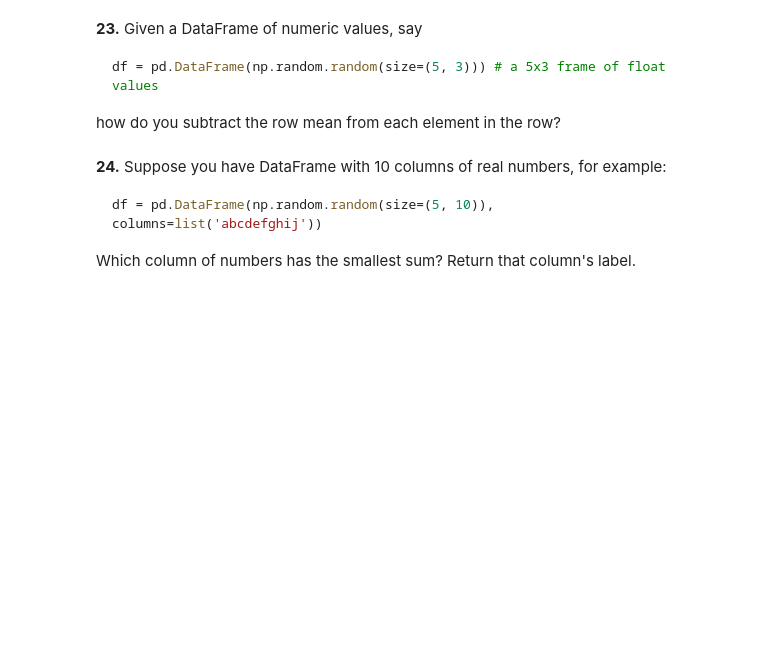
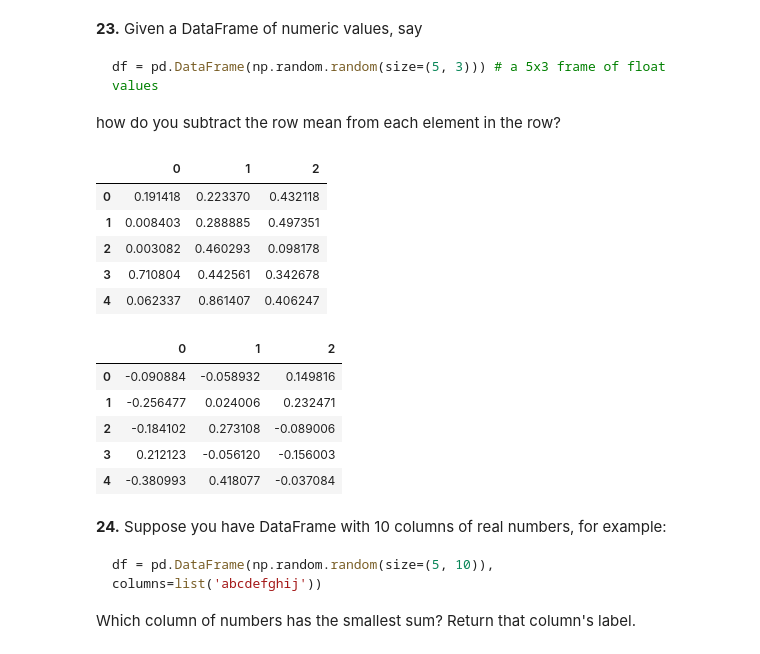
Before and after one commit to MarcellaHarr/100-pandas-puzzles, a Jupyter notebook: 100-pandas-puzzles.ipynb, the cells around one changed output. Drawn from its saved outputs; the diff is of its cells as text; code cells hidden in the pictures; blank space fills up the shorter version.

````diff
--- a/100-pandas-puzzles.ipynb
+++ b/100-pandas-puzzles.ipynb
@@ -396,6 +424,29 @@ df = pd.DataFrame(np.random.random(size=(5, 3))) # a 5x3 frame of float values
 ```
 
 how do you subtract the row mean from each element in the row?
+# %%
+# use np.mean(axis=1) b/c it calcs the mean horizontally on the (2D row) based of the param (axis=1)
+# also use np.sub(axis=0) b/c subtracts from the corresponding value vertically based on the (axis=0)
+
+# First, create a new dataframe object that randomizes
+df = pd.DataFrame(np.random.random(size=(5,3)))
+display(df)
+
+# Then calculate the mean of each row then substract row mean from each element
+display(df.sub(df.mean(axis=1), axis=0))
+# %% [output]
+|  | 0 | 1 | 2 |
+| 0 | 0.191418 | 0.223370 | 0.432118 |
+| 1 | 0.008403 | 0.288885 | 0.497351 |
+| 2 | 0.003082 | 0.460293 | 0.098178 |
+| 3 | 0.710804 | 0.442561 | 0.342678 |
+| 4 | 0.062337 | 0.861407 | 0.406247 |
+|  | 0 | 1 | 2 |
+| 0 | -0.090884 | -0.058932 | 0.149816 |
+| 1 | -0.256477 | 0.024006 | 0.232471 |
+| 2 | -0.184102 | 0.273108 | -0.089006 |
+| 3 | 0.212123 | -0.056120 | -0.156003 |
+| 4 | -0.380993 | 0.418077 | -0.037084 |
 # %% [markdown]
 **24.** Suppose you have DataFrame with 10 columns of real numbers, for example:
 
````
Also changed, not shown: parts of 1 cell of this notebook.
